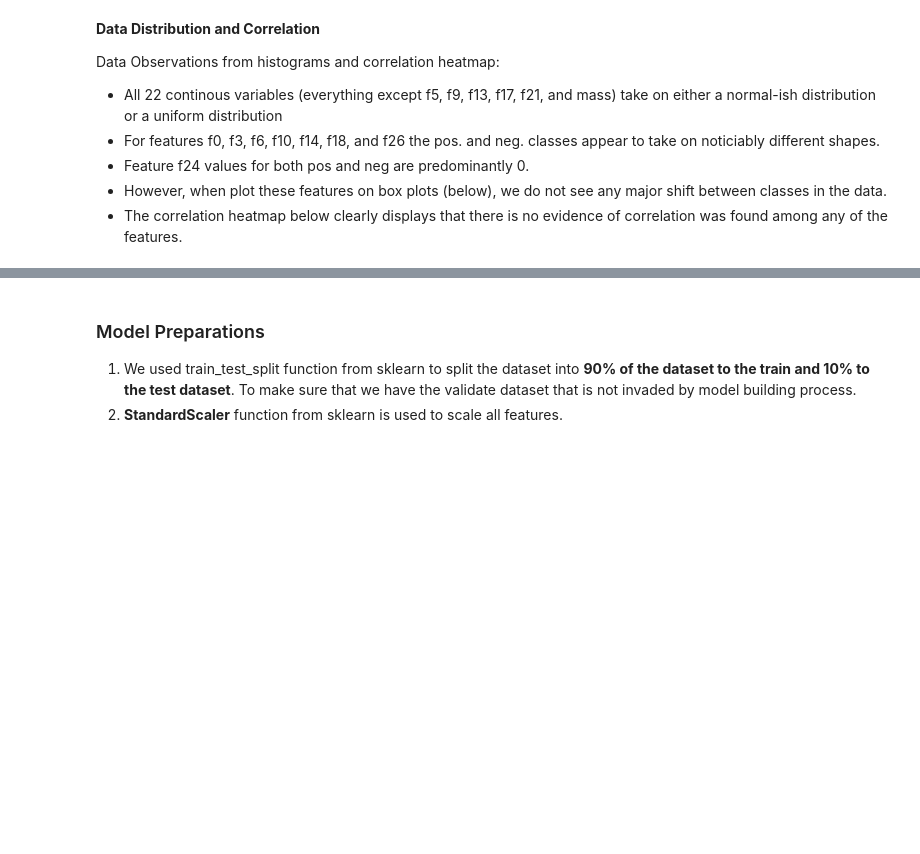
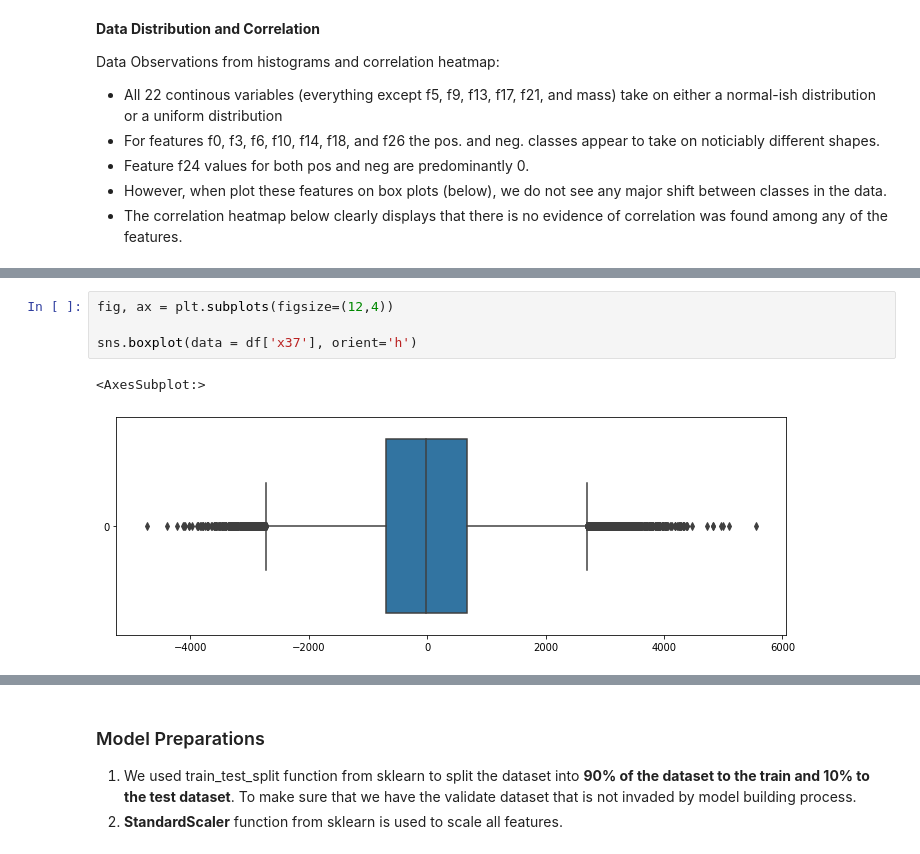
Before and after one commit to JosephLazarus/QTW, a Jupyter notebook: Case Study 7/CaseStudy7_Final.ipynb, the cells around one changed output, grey strips where cells are left out. Drawn from its saved outputs; the diff is of its cells as text; blank space fills up the shorter version.

```diff
--- a/Case Study 7/CaseStudy7_Final.ipynb
+++ b/Case Study 7/CaseStudy7_Final.ipynb
@@ -225,3 +229,10 @@ fig.tight_layout()
+# %%
+fig, ax = plt.subplots(figsize=(12,4))
+
+sns.boxplot(data = df['x37'], orient='h')
+# %% [output]
+<AxesSubplot:>
+[figure, added]
 # %%
 # Get correlation
 corr = df[continuous_ft_list].corr()
```
Also changed, not shown: parts of 58 cells of this notebook, 1 other file.
